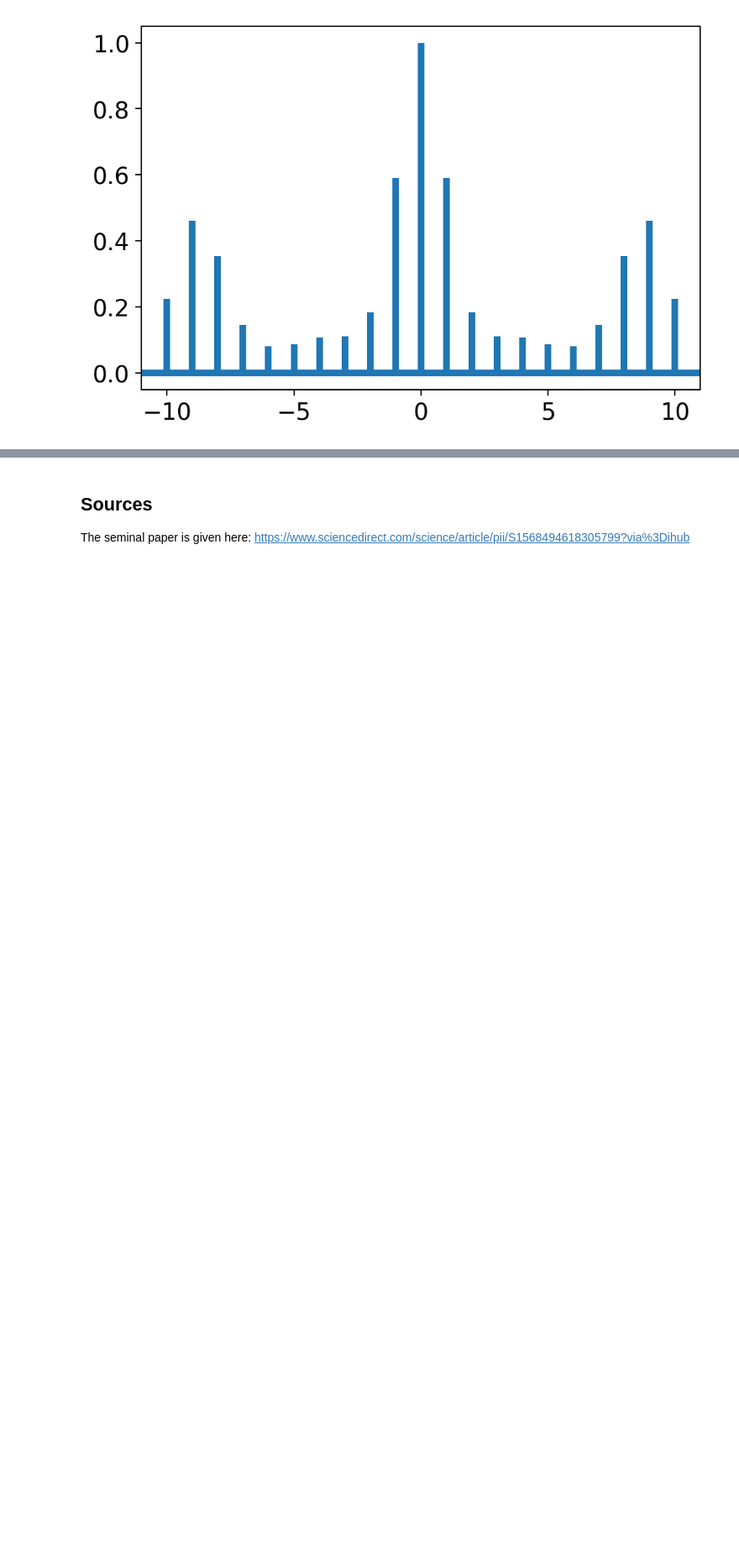
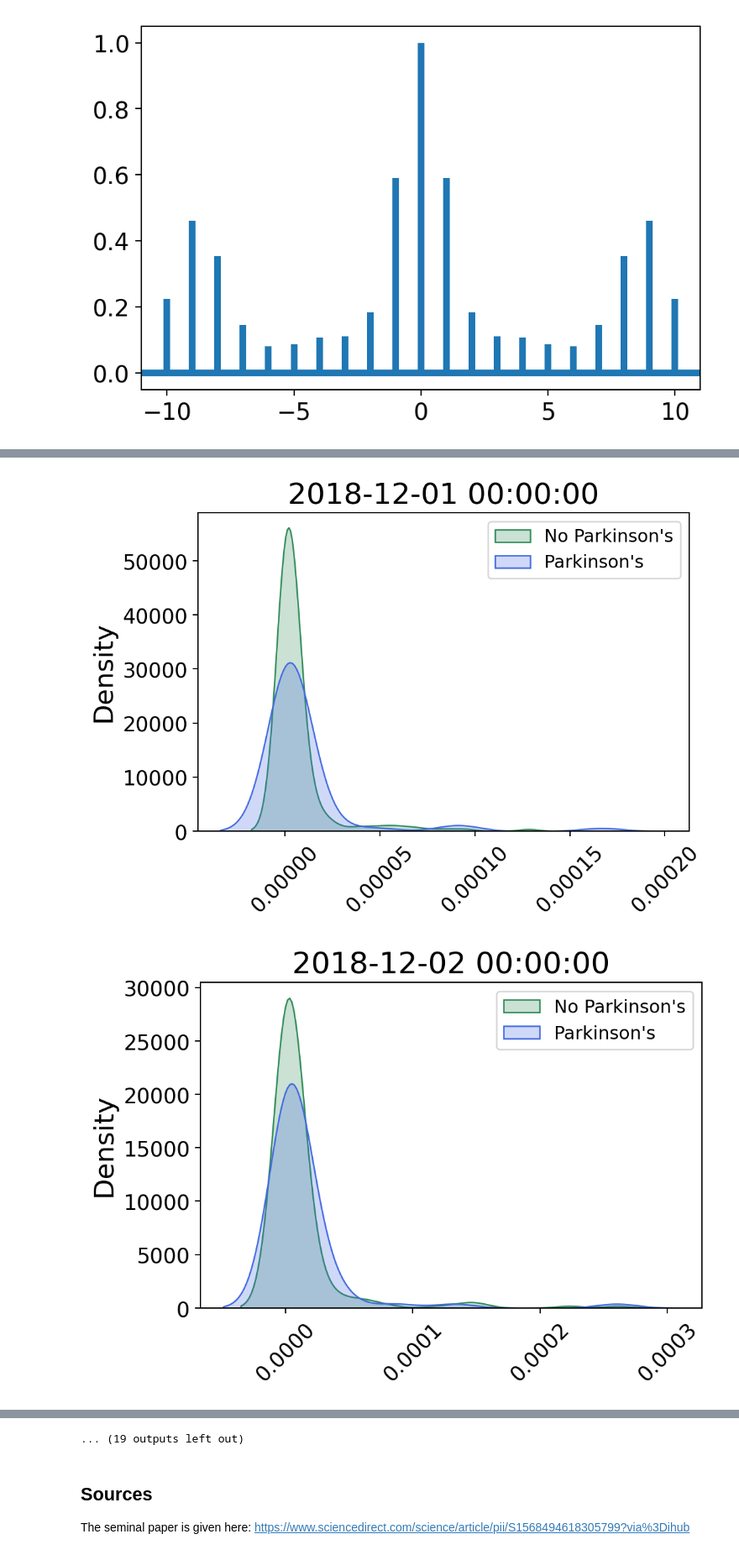
Before and after one commit to Mark-Oussoren/Parkinson_Classification, a Jupyter notebook: notebooks/EDA - Mark.ipynb, the cells around one changed output, grey strips where cells are left out. Shown at 84% size. Saved outputs shown, nothing was run; the diff lists cells and outputs as text; code cells hidden in the pictures; blank space fills up the shorter version.

Commit message:
plotting parkinson vs non-parkinson

```diff
--- a/notebooks/EDA - Mark.ipynb
+++ b/notebooks/EDA - Mark.ipynb
@@ -196,3 +196,21 @@ On a similar note, we could also try analyzing the autocorrelation structure of
 # %%
-df = raw_df[TKEO_ts_feats].iloc[::3].T.iloc[:-5]
-df.loc['class'] = raw_df['class'].T
+# creating the dataframes
+no_parkinson_df = raw_df[raw_df['class'] == 1][TKEO_ts_feats].iloc[::3].T.iloc[:-5]
+parkinson_df = raw_df[raw_df['class'] == 0][TKEO_ts_feats].iloc[::3].T.iloc[:-5]
+parkinson_df.index = [''.join(list(date)[list(date).index('d'):]) for date in parkinson_df.index.tolist()]
+parkinson_df.index = [datetime.strptime(date, '%b_%d').replace(2018) for date in parkinson_df.index.tolist()]
+no_parkinson_df.index = [''.join(list(date)[list(date).index('d'):]) for date in no_parkinson_df.index.tolist()]
+no_parkinson_df.index = [datetime.strptime(date, '%b_%d').replace(2018) for date in no_parkinson_df.index.tolist()]
+# %%
+for date in no_parkinson_df.index.tolist():
+    sns.kdeplot(no_parkinson_df.loc[date], color="seagreen", shade=True, label="No Parkinson's")
+    sns.kdeplot(parkinson_df.loc[date], color="royalblue", shade=True, label="Parkinson's")
+    plt.legend()
+    plt.title(date)
+    plt.xlabel('')
+    plt.xticks(rotation=45)
+    plt.show()
+    print('\n')
+# %% [output]
+[figure, added]
+[figure, added]
@@ -199,3 +227,4 @@ df.loc['class'] = raw_df['class'].T
+... (19 outputs left out)
 # %% [markdown]
 ## Sources
 
```
Also changed, not shown: parts of 2 cells of this notebook.
